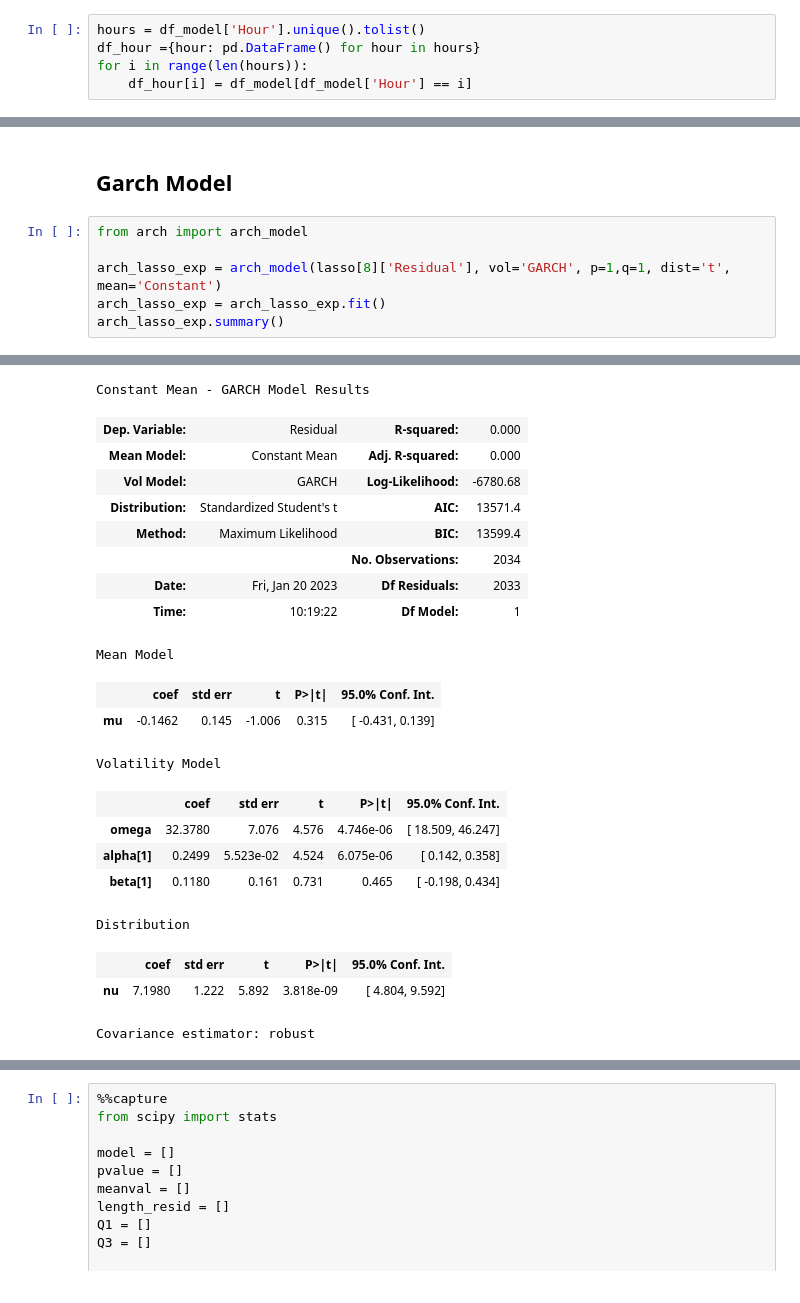
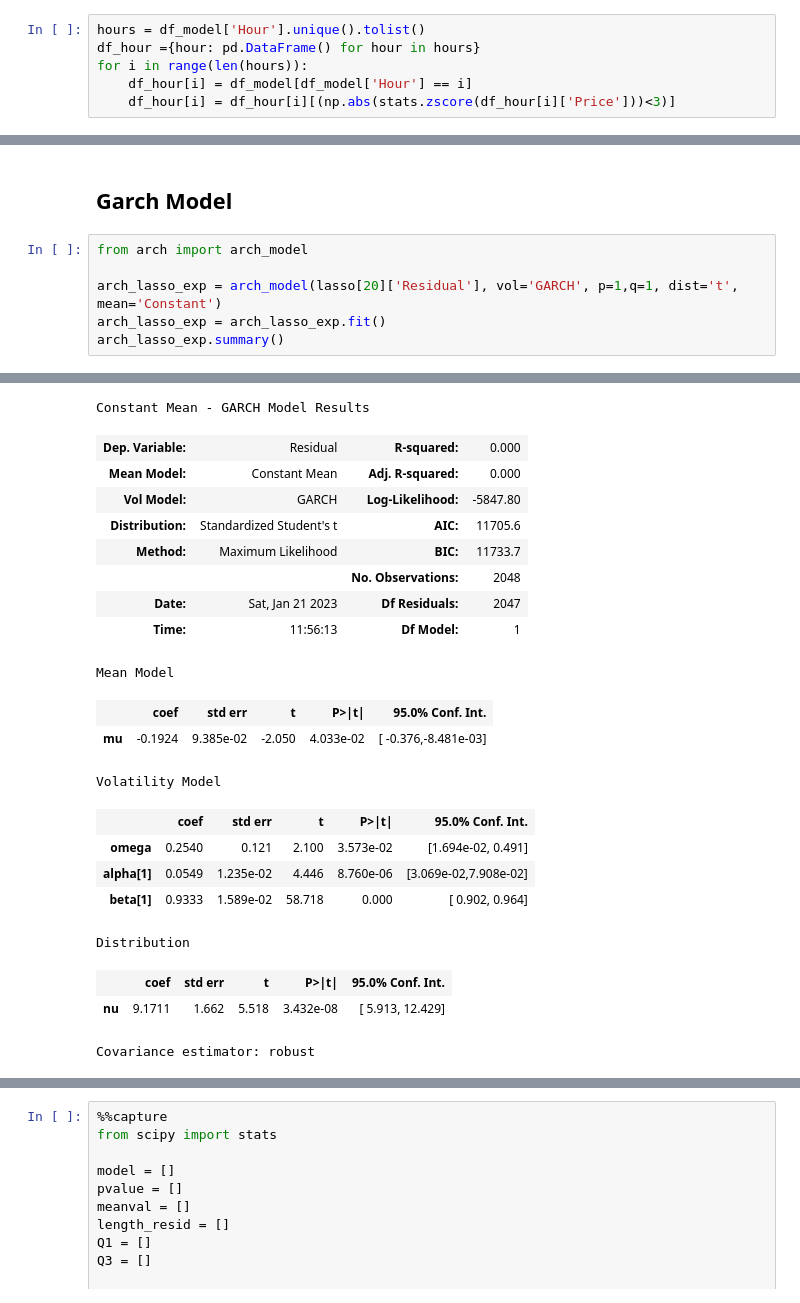
Before and after one commit to KlimisStilp/Price_Timeseries_UK_VScode, a Jupyter notebook: Price Timeseries UK/Totalload_SolarWind_Price_Timeseries.ipynb, the cells around one changed output, grey strips where cells are left out. Saved outputs shown, nothing was run; the diff lists cells and outputs as text.

```diff
--- a/Price Timeseries UK/Totalload_SolarWind_Price_Timeseries.ipynb
+++ b/Price Timeseries UK/Totalload_SolarWind_Price_Timeseries.ipynb
@@ -274,6 +275,7 @@ hours = df_model['Hour'].unique().tolist()
 df_hour ={hour: pd.DataFrame() for hour in hours}
 for i in range(len(hours)):
     df_hour[i] = df_model[df_model['Hour'] == i]
+    df_hour[i] = df_hour[i][(np.abs(stats.zscore(df_hour[i]['Price']))<3)]
 # %% [markdown]
 ## Creating lags (6 month lags)
 # %%
@@ -432,7 +434,7 @@ plt.plot(lasso[15]['Residual'])
 # %%
 from arch import arch_model
 
-arch_lasso_exp = arch_model(lasso[8]['Residual'], vol='GARCH', p=1,q=1, dist='t', mean='Constant')
+arch_lasso_exp = arch_model(lasso[20]['Residual'], vol='GARCH', p=1,q=1, dist='t', mean='Constant')
 arch_lasso_exp = arch_lasso_exp.fit()
 arch_lasso_exp.summary()
 # %% [output]
@@ -456,23 +458,23 @@ Iteration:     12,   Func. Count:     82,   Neg. LLF: 6781.875532633353
 Constant Mean - GARCH Model Results
 | Dep. Variable: | Residual | R-squared: | 0.000 |
 | Mean Model: | Constant Mean | Adj. R-squared: | 0.000 |
-| Vol Model: | GARCH | Log-Likelihood: | -6780.68 |
-| Distribution: | Standardized Student's t | AIC: | 13571.4 |
-| Method: | Maximum Likelihood | BIC: | 13599.4 |
-|  |  | No. Observations: | 2034 |
-| Date: | Fri, Jan 20 2023 | Df Residuals: | 2033 |
-| Time: | 10:19:22 | Df Model: | 1 |
+| Vol Model: | GARCH | Log-Likelihood: | -5847.80 |
+| Distribution: | Standardized Student's t | AIC: | 11705.6 |
+| Method: | Maximum Likelihood | BIC: | 11733.7 |
+|  |  | No. Observations: | 2048 |
+| Date: | Sat, Jan 21 2023 | Df Residuals: | 2047 |
+| Time: | 11:56:13 | Df Model: | 1 |
 Mean Model
 |  | coef | std err | t | P>|t| | 95.0% Conf. Int. |
-| mu | -0.1462 | 0.145 | -1.006 | 0.315 | [ -0.431, 0.139] |
+| mu | -0.1924 | 9.385e-02 | -2.050 | 4.033e-02 | [ -0.376,-8.481e-03] |
 Volatility Model
 |  | coef | std err | t | P>|t| | 95.0% Conf. Int. |
-| omega | 32.3780 | 7.076 | 4.576 | 4.746e-06 | [ 18.509, 46.247] |
-| alpha[1] | 0.2499 | 5.523e-02 | 4.524 | 6.075e-06 | [ 0.142, 0.358] |
-| beta[1] | 0.1180 | 0.161 | 0.731 | 0.465 | [ -0.198, 0.434] |
+| omega | 0.2540 | 0.121 | 2.100 | 3.573e-02 | [1.694e-02, 0.491] |
+| alpha[1] | 0.0549 | 1.235e-02 | 4.446 | 8.760e-06 | [3.069e-02,7.908e-02] |
+| beta[1] | 0.9333 | 1.589e-02 | 58.718 | 0.000 | [ 0.902, 0.964] |
 Distribution
 |  | coef | std err | t | P>|t| | 95.0% Conf. Int. |
-| nu | 7.1980 | 1.222 | 5.892 | 3.818e-09 | [ 4.804, 9.592] |
+| nu | 9.1711 | 1.662 | 5.518 | 3.432e-08 | [ 5.913, 12.429] |
 Covariance estimator: robust
 # %%
 arch_lasso_exp.plot();
```
Also changed, not shown: parts of 17 cells of this notebook.
